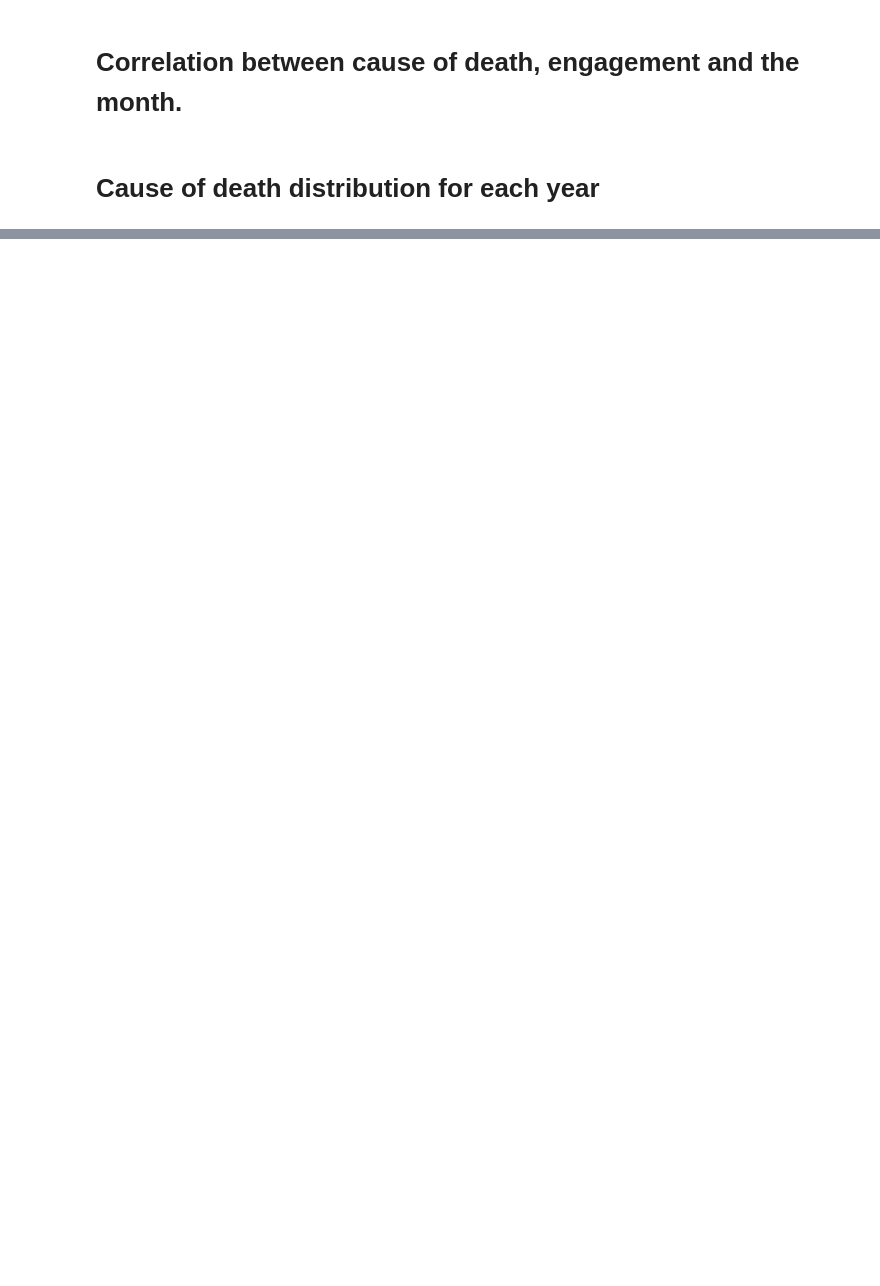
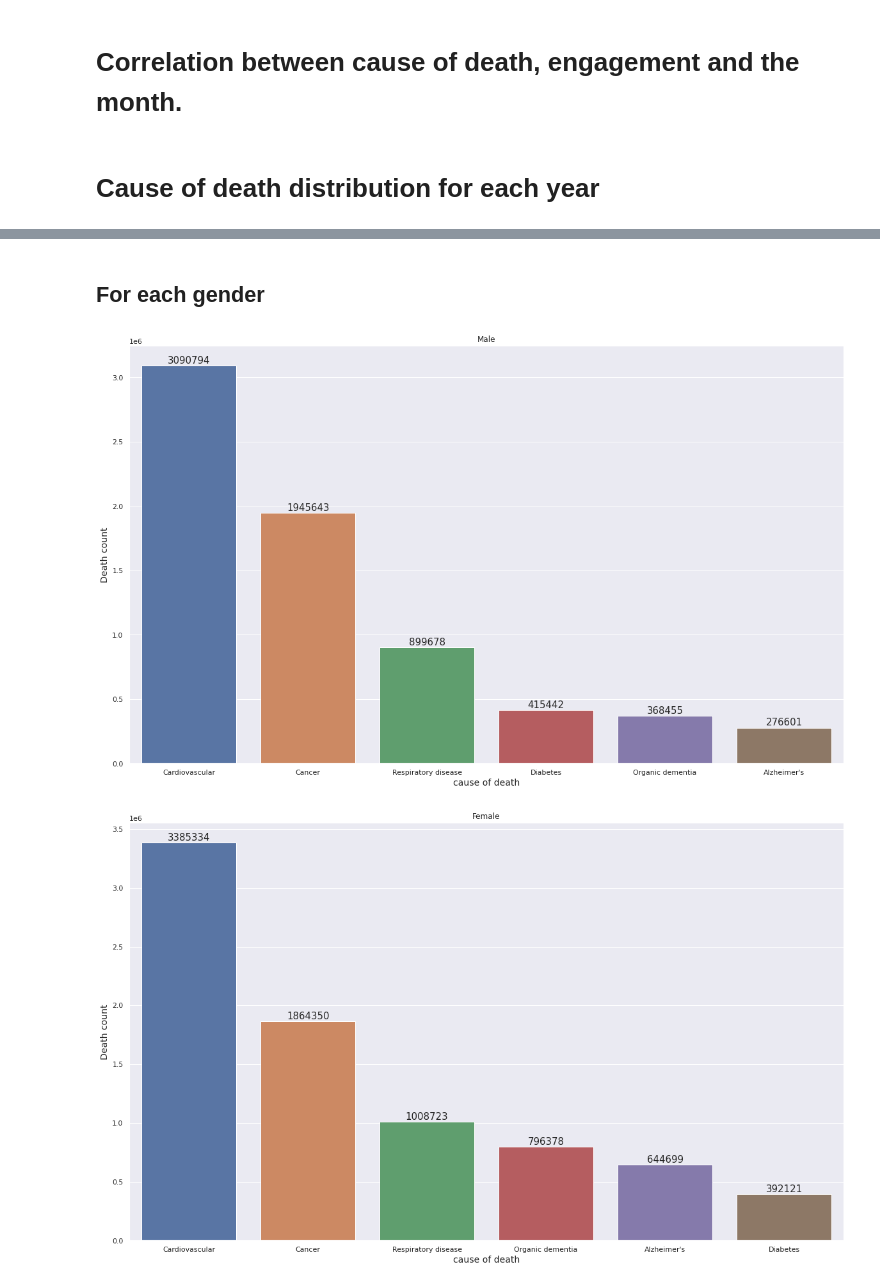
Before and after one commit to AhmedSalah339/Death-Big-data-Analytics, a Jupyter notebook: main.ipynb, the cells around one changed output, grey strips where cells are left out. Cells and saved outputs as stored; diff of their text form; code cells hidden in the pictures; blank space fills up the shorter version.

```diff
--- a/main.ipynb
+++ b/main.ipynb
@@ -139,0 +902,21 @@ for year in years:
+# %% [markdown]
+## For each gender
+# %%
+dfs=[]
+for gender_id in codes['sex'].keys():
+  path=f'/content/drive/MyDrive/Colab Notebooks/BigData/Final project/results/COD_gender/gender_{gender_id}.csv'
+  df=pd.read_csv(path)
+  df['sex']=df['sex'].apply(lambda x:codes['sex'][gender_id])
+  # df['358_cause_recode']=df['358_cause_recode'].apply(lambda x:str(x))
+  df['358_cause_recode']=df['358_cause_recode'].apply(lambda x:cause_recode_big[x])
+  df=df.groupby(['sex','358_cause_recode']).sum().reset_index().head(20)
+  df.rename(columns={'358_cause_recode':'cause_recode'},inplace=True)
+  df.sort_values(by=['count','cause_recode'],ascending=False,inplace=True)
+  title=df['sex'][0]
+  df=df.head(6)
+  df=df[['sex',"cause_recode","count"]]
+  dfs.append(df)
+  bar_plot("cause_recode","count",df,title,image_path)
+# %% [output]
+[figure, added]
+[figure, added]
```
Also changed, not shown: parts of 41 cells of this notebook.
